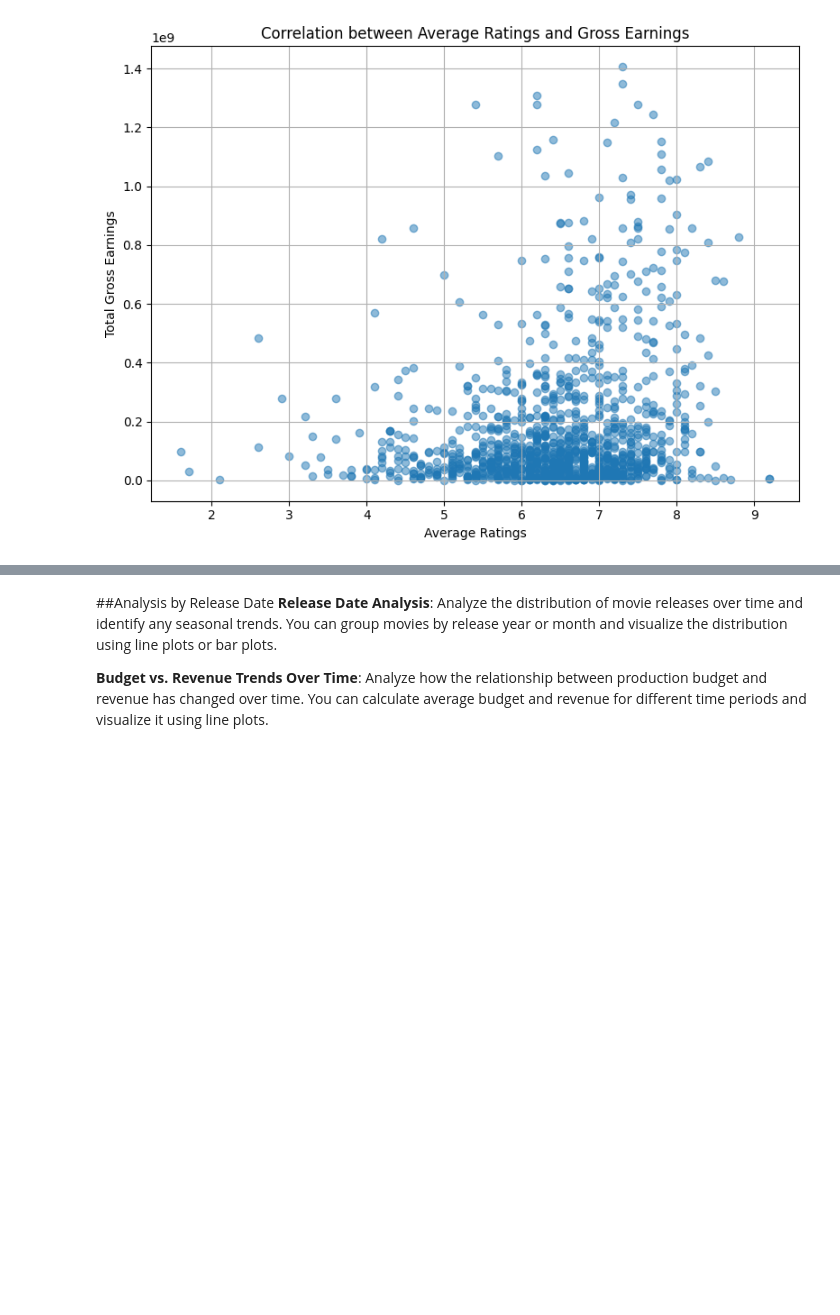
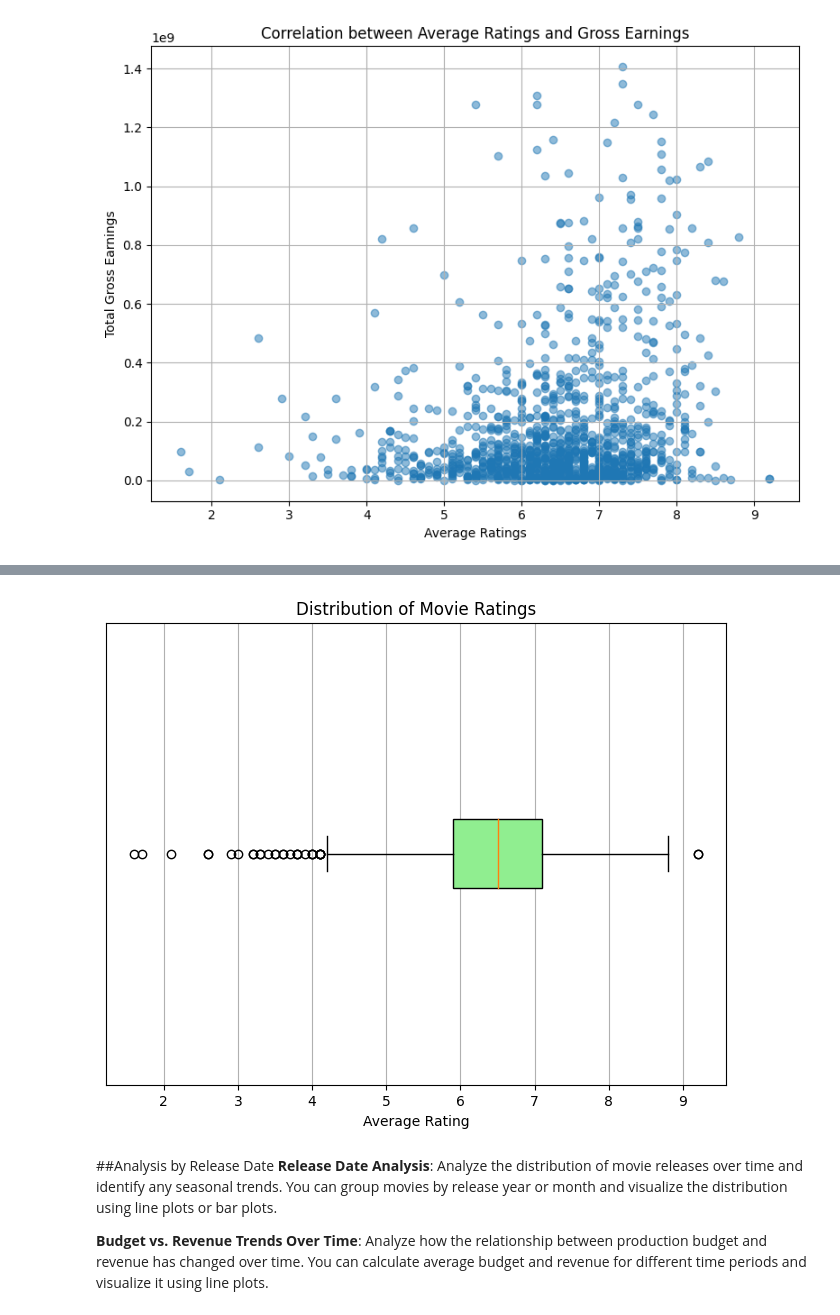
Before and after one commit to pkruga/Movies_Project, a Jupyter notebook: Movie_Studio_Business_Analysis.ipynb, the cells around one changed output, grey strips where cells are left out. Cells and saved outputs as stored; diff of their text form; code cells hidden in the pictures; blank space fills up the shorter version.

```diff
--- a/Movie_Studio_Business_Analysis.ipynb
+++ b/Movie_Studio_Business_Analysis.ipynb
@@ -657,3 +681,14 @@ plt.show()
+# %%
+# Plotting box plot for distribution of movie ratings
+plt.figure(figsize=(8, 6))
+plt.boxplot(movies_dataset_copy['averagerating'], vert=False, patch_artist=True, boxprops=dict(facecolor='lightgreen'))
+plt.title('Distribution of Movie Ratings')
+plt.xlabel('Average Rating')
+plt.yticks([])
+plt.grid(axis='x')
+plt.show()
+# %% [output]
+[figure, added]
 # %% [markdown]
 ##Analysis by Release Date
 **Release Date Analysis**: Analyze the distribution of movie releases over time and identify any seasonal trends. You can group movies by release year or month and visualize the distribution using line plots or bar plots.
```
Also changed, not shown: parts of 5 cells of this notebook.
